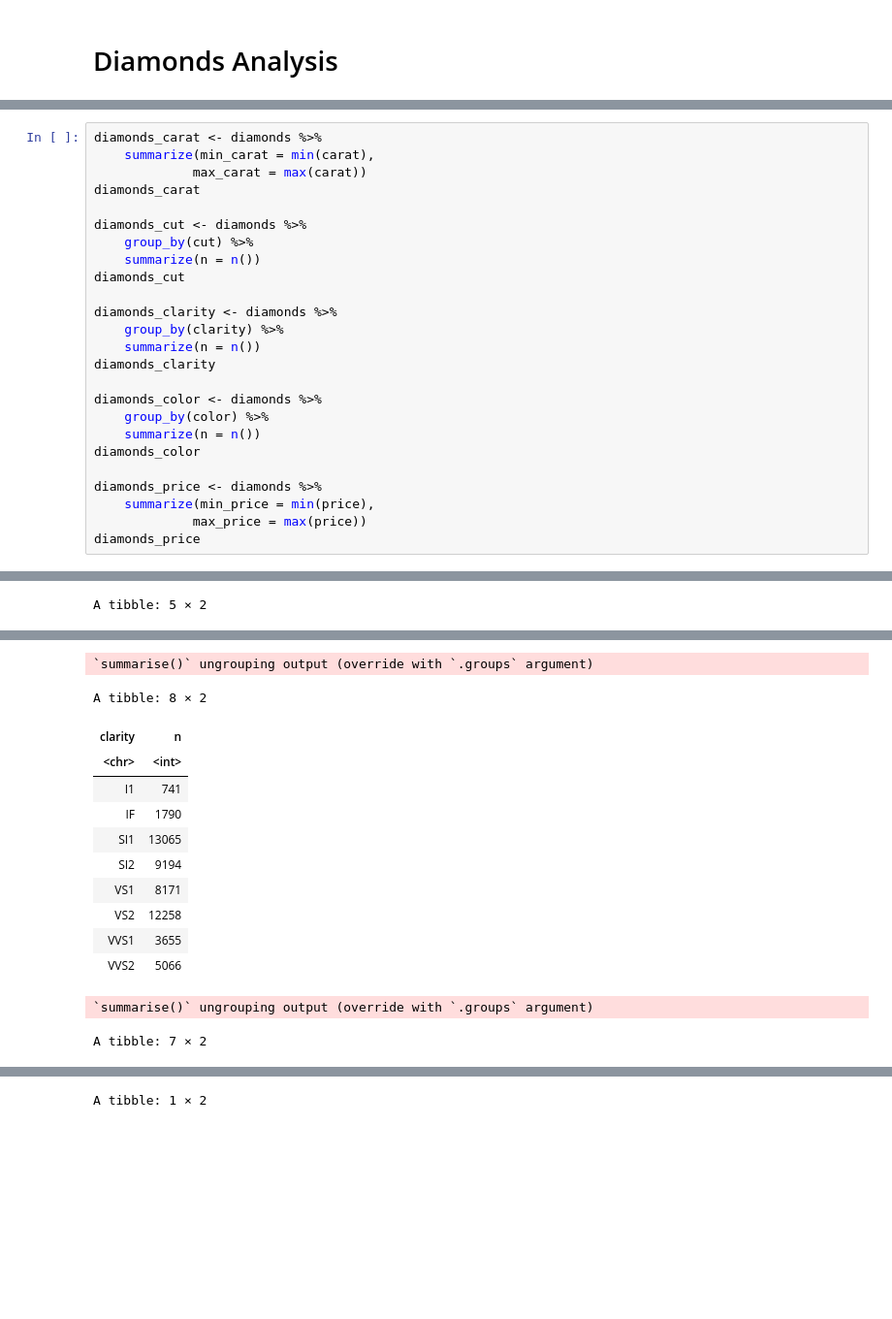
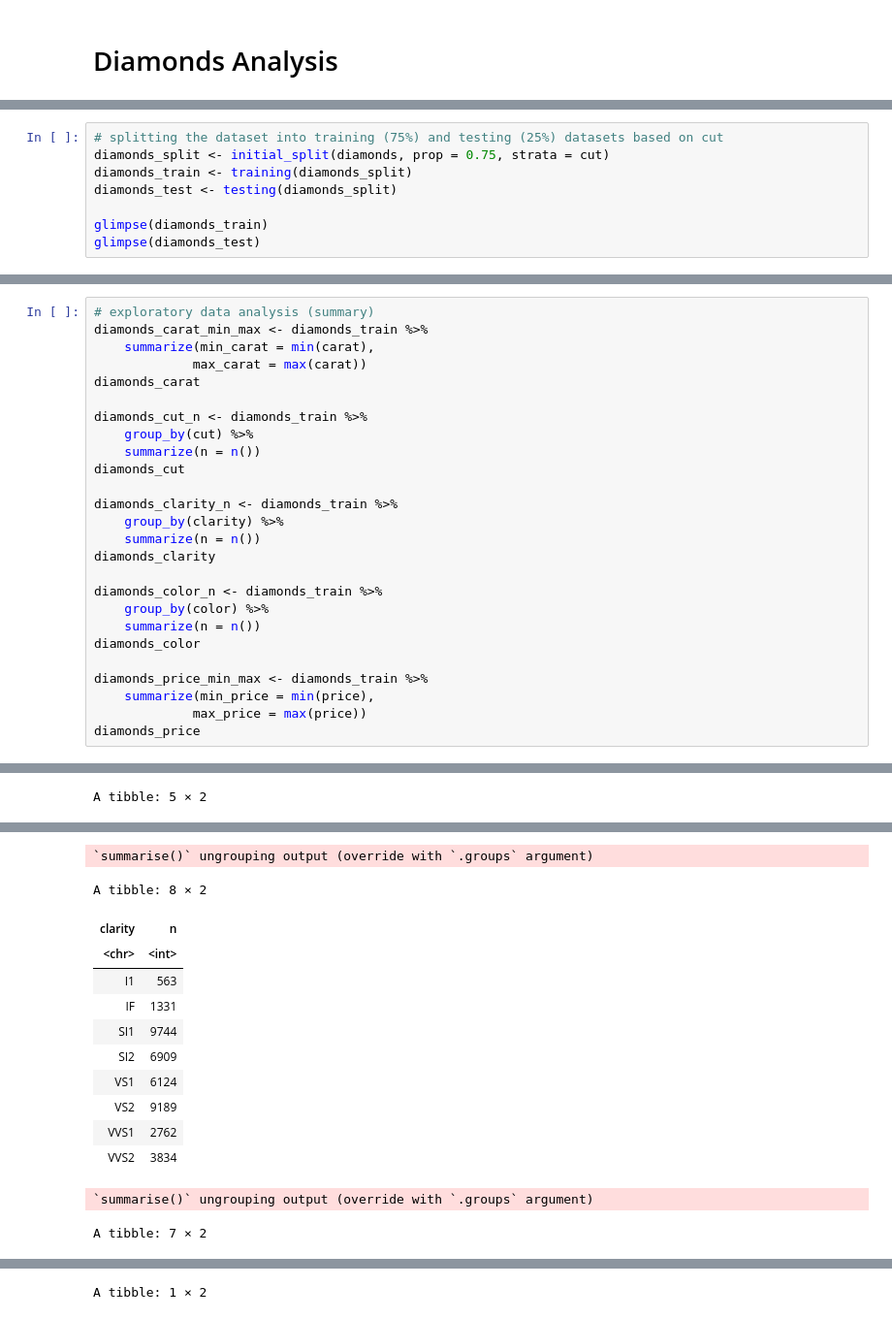
Before and after one commit to cpan0/dsci100-project, a Jupyter notebook: proposal.ipynb, the cells around one changed output, grey strips where cells are left out. Shown at 97% size. Drawn from its saved outputs; the diff is of its cells as text; blank space fills up the shorter version.

```diff
--- a/proposal.ipynb
+++ b/proposal.ipynb
@@ -34,3 +54,11 @@ A tibble: 6 × 5
 | 0.29 | Premium | I | VS2 | 334 |
 | 0.31 | Good | J | SI2 | 335 |
 | 0.24 | Very Good | J | VVS2 | 336 |
+# %%
+# splitting the dataset into training (75%) and testing (25%) datasets based on cut
+diamonds_split <- initial_split(diamonds, prop = 0.75, strata = cut)
+diamonds_train <- training(diamonds_split)
+diamonds_test <- testing(diamonds_split)
+
+glimpse(diamonds_train)
+glimpse(diamonds_test)
@@ -37,25 +80,26 @@ A tibble: 6 × 5
 # %%
-diamonds_carat <- diamonds %>%
+# exploratory data analysis (summary)
+diamonds_carat_min_max <- diamonds_train %>%
     summarize(min_carat = min(carat),
              max_carat = max(carat))
 diamonds_carat
 
-diamonds_cut <- diamonds %>%
+diamonds_cut_n <- diamonds_train %>%
     group_by(cut) %>%
     summarize(n = n())
 diamonds_cut
 
-diamonds_clarity <- diamonds %>%
+diamonds_clarity_n <- diamonds_train %>%
     group_by(clarity) %>%
     summarize(n = n())
 diamonds_clarity
 
-diamonds_color <- diamonds %>%
+diamonds_color_n <- diamonds_train %>%
     group_by(color) %>%
     summarize(n = n())
 diamonds_color
 
-diamonds_price <- diamonds %>%
+diamonds_price_min_max <- diamonds_train %>%
     summarize(min_price = min(price),
              max_price = max(price))
 diamonds_price
@@ -76,15 +120,15 @@ A tibble: 5 × 2
 `summarise()` ungrouping output (override with `.groups` argument)
 A tibble: 8 × 2
 | clarity | n |
 | <chr> | <int> |
-| I1 | 741 |
-| IF | 1790 |
-| SI1 | 13065 |
-| SI2 | 9194 |
-| VS1 | 8171 |
-| VS2 | 12258 |
-| VVS1 | 3655 |
-| VVS2 | 5066 |
+| I1 | 563 |
+| IF | 1331 |
+| SI1 | 9744 |
+| SI2 | 6909 |
+| VS1 | 6124 |
+| VS2 | 9189 |
+| VVS1 | 2762 |
+| VVS2 | 3834 |
 `summarise()` ungrouping output (override with `.groups` argument)
 A tibble: 7 × 2
 | color | n |
```
Also changed, not shown: parts of 6 cells of this notebook.
